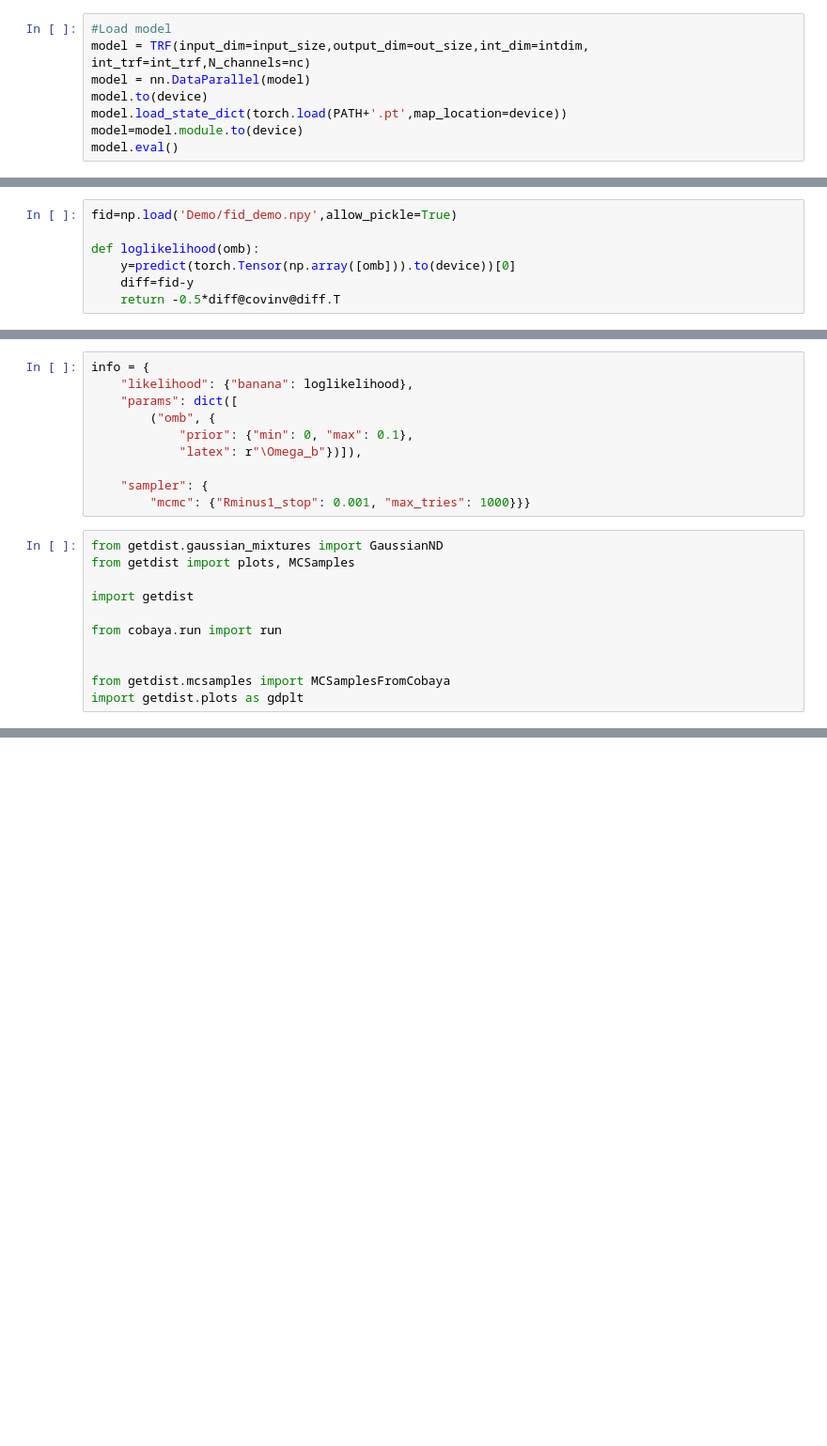
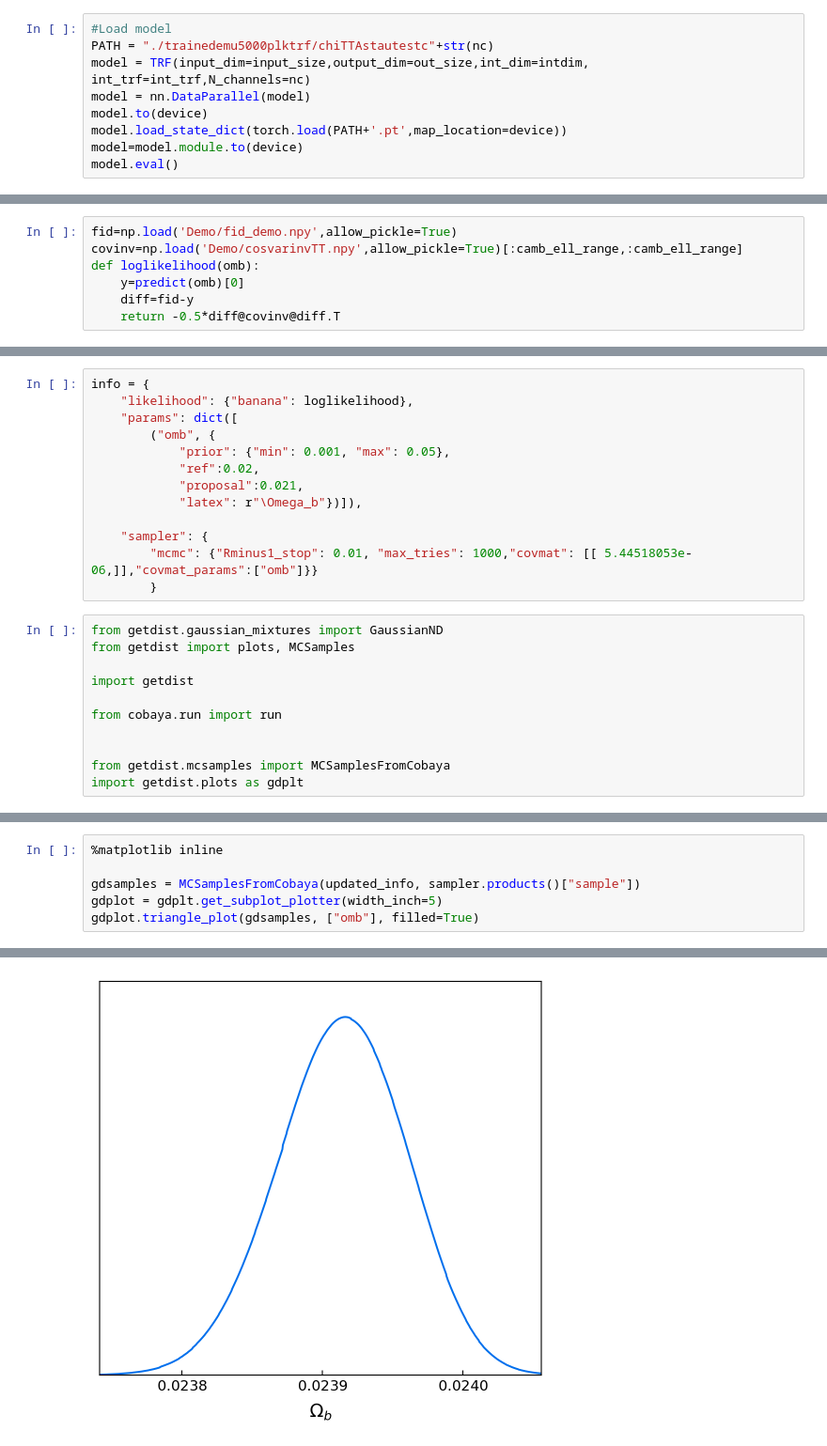
Before and after one commit to JerreYjz/cocoayz, a Jupyter notebook: Cocoa/training script/CMB-emulator-tutorial-compress.ipynb, the cells around one changed output, grey strips where cells are left out. Shown at 94% size. Cells and saved outputs as stored; diff of their text form; blank space fills up the shorter version.

```diff
--- a/Cocoa/training script/CMB-emulator-tutorial-compress.ipynb
+++ b/Cocoa/training script/CMB-emulator-tutorial-compress.ipynb
@@ -131,6 +131,7 @@ Saved to./trainedemu5000plktrf/chiTTAstautestc32.pt
 **Testing**
 # %%
 #Load model
+PATH = "./trainedemu5000plktrf/chiTTAstautestc"+str(nc)
 model = TRF(input_dim=input_size,output_dim=out_size,int_dim=intdim, int_trf=int_trf,N_channels=nc)
 model = nn.DataParallel(model)
 model.to(device)
@@ -213,8 +214,8 @@ plt.legend()
 **MCMC example**
 # %%
 fid=np.load('Demo/fid_demo.npy',allow_pickle=True)
-
+covinv=np.load('Demo/cosvarinvTT.npy',allow_pickle=True)[:camb_ell_range,:camb_ell_range]
 def loglikelihood(omb):
-    y=predict(torch.Tensor(np.array([omb])).to(device))[0]
+    y=predict(omb)[0]
     diff=fid-y
     return -0.5*diff@covinv@diff.T
@@ -242,11 +224,14 @@ info = {
     "likelihood": {"banana": loglikelihood},
     "params": dict([
         ("omb", {
-            "prior": {"min": 0, "max": 0.1},
+            "prior": {"min": 0.001, "max": 0.05},
+            "ref":0.02,
+            "proposal":0.021,
             "latex": r"\Omega_b"})]),
 
     "sampler": {
-        "mcmc": {"Rminus1_stop": 0.001, "max_tries": 1000}}}
+        "mcmc": {"Rminus1_stop": 0.01, "max_tries": 1000,"covmat": [[ 5.44518053e-06,]],"covmat_params":["omb"]}}
+        }
 # %%
 from getdist.gaussian_mixtures import GaussianND
 from getdist import plots, MCSamples
@@ -276,0 +268,7 @@ AttributeError: 'MCMC' object has no attribute '_prior_tries_warning'
+# %%
+%matplotlib inline
+
+gdsamples = MCSamplesFromCobaya(updated_info, sampler.products()["sample"])
+gdplot = gdplt.get_subplot_plotter(width_inch=5)
+gdplot.triangle_plot(gdsamples, ["omb"], filled=True)
+# %% [output]
@@ -276,0 +276 @@ AttributeError: 'MCMC' object has no attribute '_prior_tries_warning'
+[figure, added]
```
Also changed, not shown: parts of 5 cells of this notebook.
